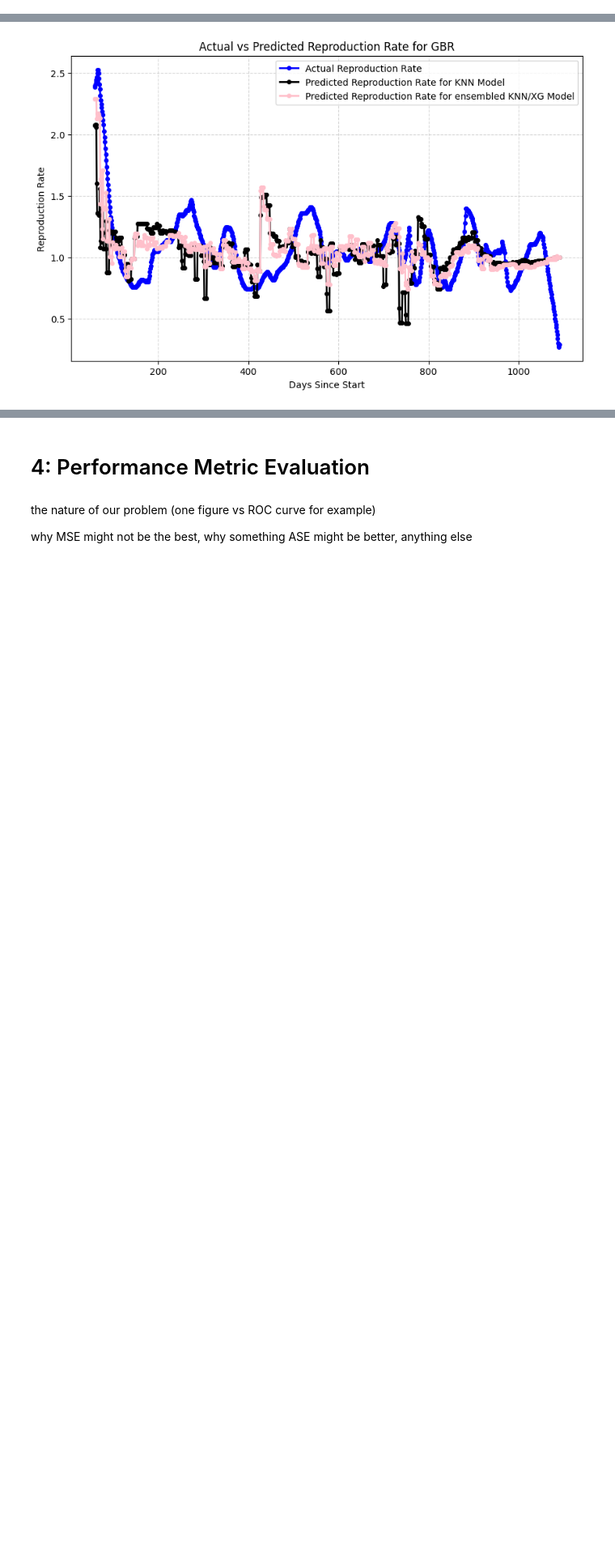
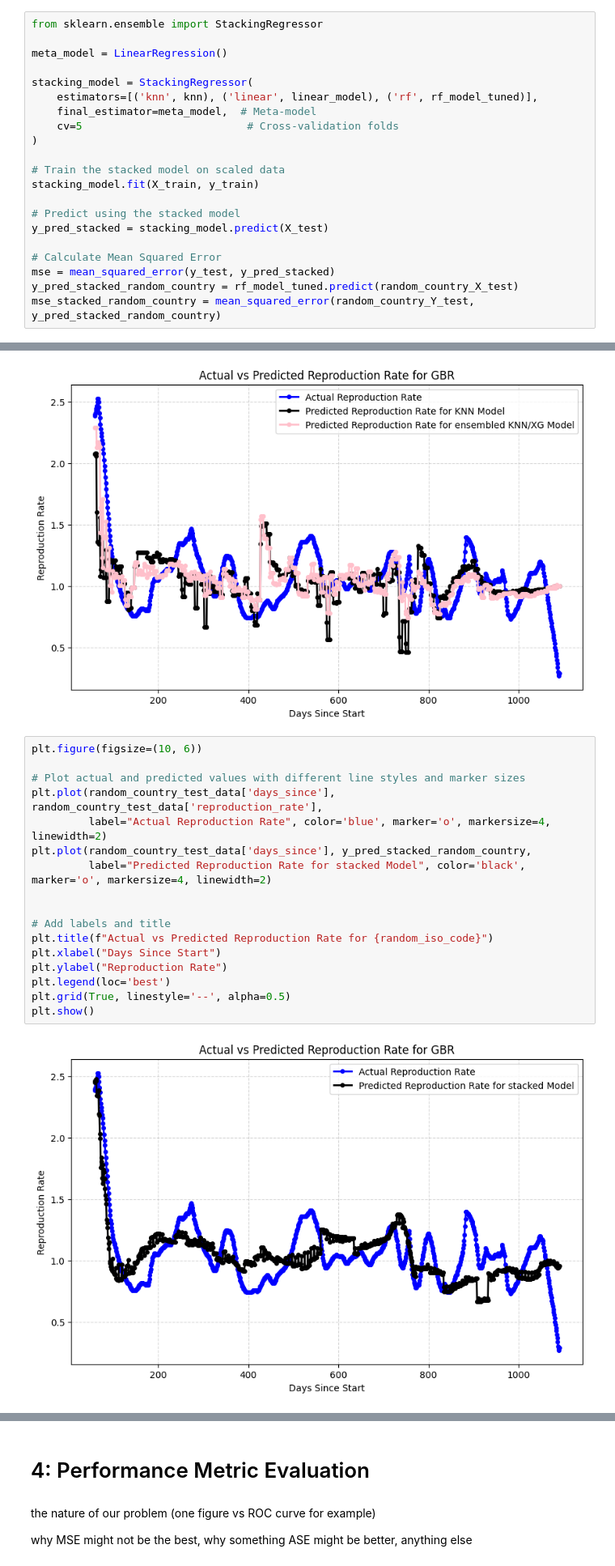
Before and after one commit to markmilner21/Assessment-1-Supervised-Prediction, a Jupyter notebook: Report/07-Conclusion.ipynb, the cells around one changed output, grey strips where cells are left out. Shown at 81% size. Cells and saved outputs as stored; diff of their text form; blank space fills up the shorter version.

```diff
--- a/Report/07-Conclusion.ipynb
+++ b/Report/07-Conclusion.ipynb
@@ -165,6 +165,27 @@ mse_rf_random_country = mean_squared_error(random_country_Y_test, y_pred_rf_rand
 0.1142639881372257
 # %% [markdown]
 ##### Stacked model
+# %%
+from sklearn.ensemble import StackingRegressor
+
+meta_model = LinearRegression()
+
+stacking_model = StackingRegressor(
+    estimators=[('knn', knn), ('linear', linear_model), ('rf', rf_model_tuned)],
+    final_estimator=meta_model,  # Meta-model
+    cv=5                          # Cross-validation folds
+)
+
+# Train the stacked model on scaled data
+stacking_model.fit(X_train, y_train)
+
+# Predict using the stacked model
+y_pred_stacked = stacking_model.predict(X_test)
+
+# Calculate Mean Squared Error
+mse = mean_squared_error(y_test, y_pred_stacked)
+y_pred_stacked_random_country = rf_model_tuned.predict(random_country_X_test)
+mse_stacked_random_country = mean_squared_error(random_country_Y_test, y_pred_stacked_random_country)
 # %% [markdown]
 ### Visualising the reproduction rate w/ model predictions
 # %%
@@ -207,6 +228,25 @@ plt.grid(True, linestyle='--', alpha=0.5)
 plt.show()
 # %% [output]
 [figure]
+# %%
+plt.figure(figsize=(10, 6))
+
+# Plot actual and predicted values with different line styles and marker sizes
+plt.plot(random_country_test_data['days_since'], random_country_test_data['reproduction_rate'],
+         label="Actual Reproduction Rate", color='blue', marker='o', markersize=4, linewidth=2)
+plt.plot(random_country_test_data['days_since'], y_pred_stacked_random_country,
+         label="Predicted Reproduction Rate for stacked Model", color='black', marker='o', markersize=4, linewidth=2)
+
+
+# Add labels and title
+plt.title(f"Actual vs Predicted Reproduction Rate for {random_iso_code}")
+plt.xlabel("Days Since Start")
+plt.ylabel("Reproduction Rate")
+plt.legend(loc='best')
+plt.grid(True, linestyle='--', alpha=0.5)
+plt.show()
+# %% [output]
+[figure, added]
 # %%
 # Print a header
 print('QUANTITATIVE RESULTS\n')
```
Also changed, not shown: parts of 1 cell of this notebook, 1 other file.
